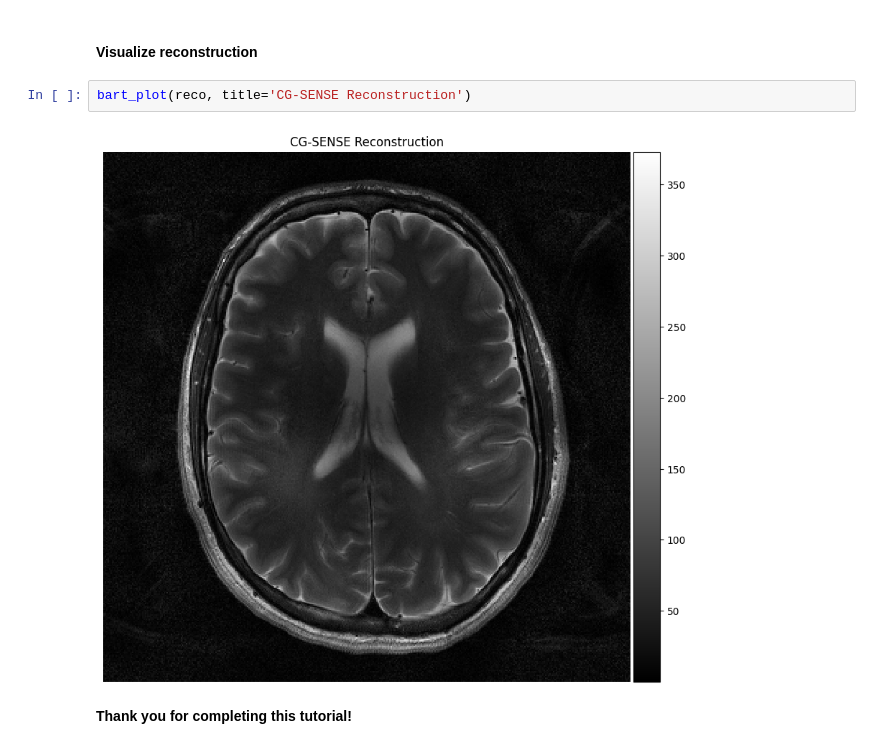
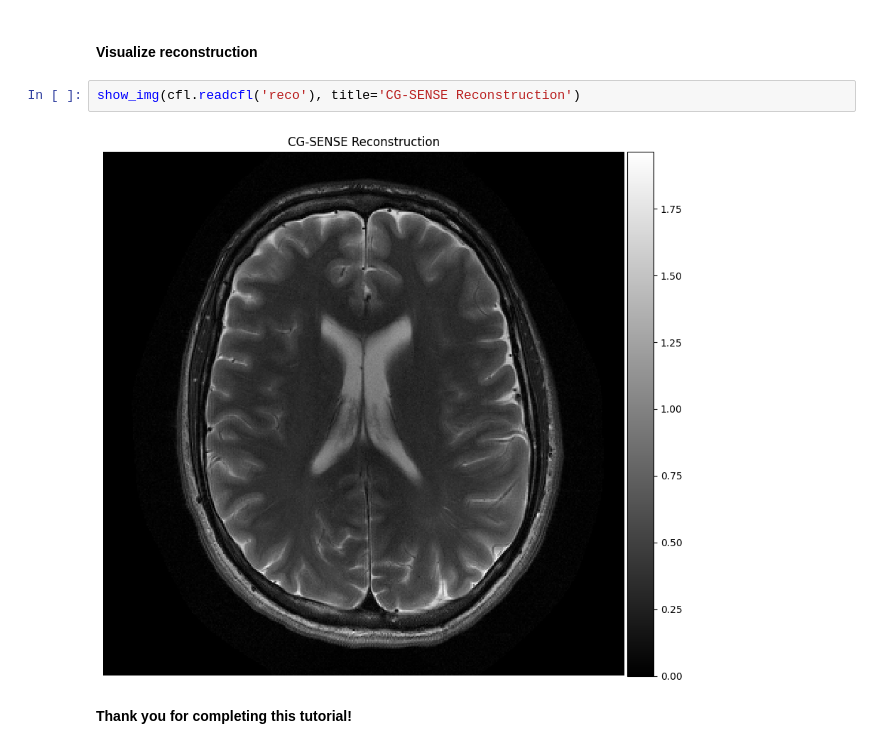
Before and after one commit to mrirecon/bart-workshop, a Jupyter notebook: dach_ismrm2025/introduction/introduction.ipynb, the cells around one changed output. Drawn from its saved outputs; the diff is of its cells as text.

```diff
--- a/dach_ismrm2025/introduction/introduction.ipynb
+++ b/dach_ismrm2025/introduction/introduction.ipynb
@@ -719,8 +745,8 @@ reco = bart(1, 'pics -d {} -l2 -r {} -S -w {}'.format(debug_level, lamda, scale_
 # %% [markdown]
 #### Visualize reconstruction
 # %%
-bart_plot(reco, title='CG-SENSE Reconstruction')
+show_img(cfl.readcfl('reco'), title='CG-SENSE Reconstruction')
 # %% [output]
-[figure, old version]
+[figure, new version]
 # %% [markdown]
 __Thank you for completing this tutorial!__
```
Also changed, not shown: parts of 12 cells of this notebook.
